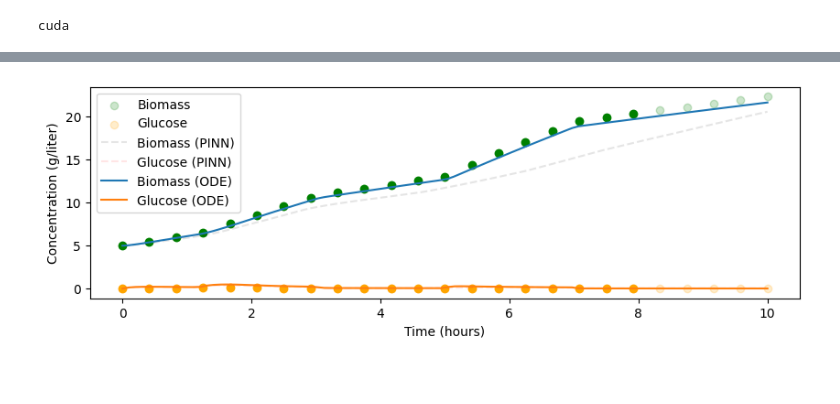
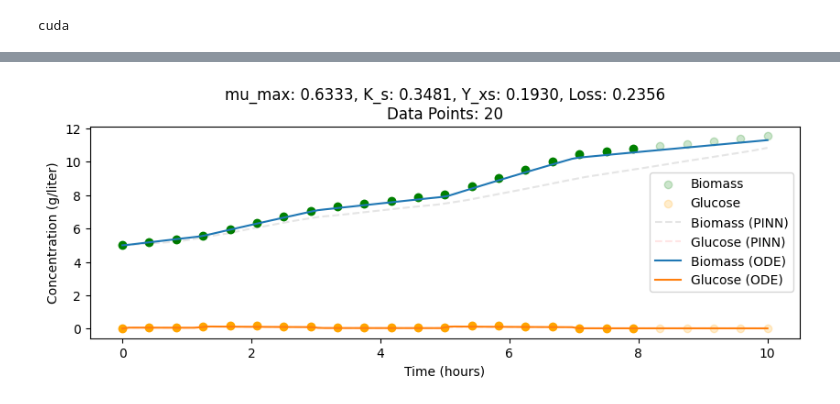
Before and after one commit to costasmexis/dynamic-modeling, a Jupyter notebook: notebooks/fed_batch_main.ipynb, the cells around one changed output, grey strips where cells are left out. Drawn from its saved outputs; the diff is of its cells as text; code cells hidden in the pictures; blank space fills up the shorter version.

```diff
--- a/notebooks/fed_batch_main.ipynb
+++ b/notebooks/fed_batch_main.ipynb
@@ -25,9 +25,9 @@ T_END = 10
 NUM_SAMPLES = 25
 
 # parameter values
-mumax = 0.88      # 1/hour
-Ks = 0.20         # g/liter
-Yxs = 0.5         # g/g
+mumax = 0.66      # 1/hour
+Ks = 0.5         # g/liter
+Yxs = 0.2        # g/g
 Sin = 1.43 * 200        # g/liter
 
 # inlet flowrate
@@ -196,7 +208,7 @@ def train(net, optimizer, t_train, u_train):
     best_model_weights = None
     patience = 100
 
-    num_epochs = 10000
+    num_epochs = 20000
     for epoch in range(num_epochs):
         optimizer.zero_grad()
         u_pred = net.forward(t_train)
@@ -288,18 +300,19 @@ X_test,S_test,V_test = simulate(net.mu_max.item(), net.K_s.item(), net.Y_xs.item
 # %%
 plt.figure(figsize=(10,3))
 plt.scatter(full_df['RTime'],full_df['Biomass'],label='Biomass', color='green', alpha=0.2)
 plt.scatter(full_df['RTime'],full_df['Glucose'],label='Glucose', color='orange', alpha=0.2)
 plt.scatter(df['RTime'],df['Biomass'],label='_Biomass', color='green', alpha=1.0)
 plt.scatter(df['RTime'],df['Glucose'],label='_Glucose', color='orange', alpha=1.0)
 
 plt.plot(net_df['RTime'],net_df['Biomass'],label='Biomass (PINN)', linestyle='--', color='black', alpha=0.1)
 plt.plot(net_df['RTime'],net_df['Glucose'],label='Glucose (PINN)', linestyle='--', color='red', alpha=0.1)
 
 plt.plot(t_test,X_test,label='Biomass (ODE)')
 plt.plot(t_test,S_test,label='Glucose (ODE)')
 plt.xlabel('Time (hours)')
 plt.ylabel('Concentration (g/liter)')
 plt.legend()
+plt.title(f'mu_max: {net.mu_max.item():.4f}, K_s: {net.K_s.item():.4f}, Y_xs: {net.Y_xs.item():.4f}, Loss: {loss.item():.4f}\nData Points: {TRAIN_SIZE}')
 plt.show()
 # %% [output]
-[figure, old version]
+[figure, new version]
```
Also changed, not shown: parts of 4 cells of this notebook.
